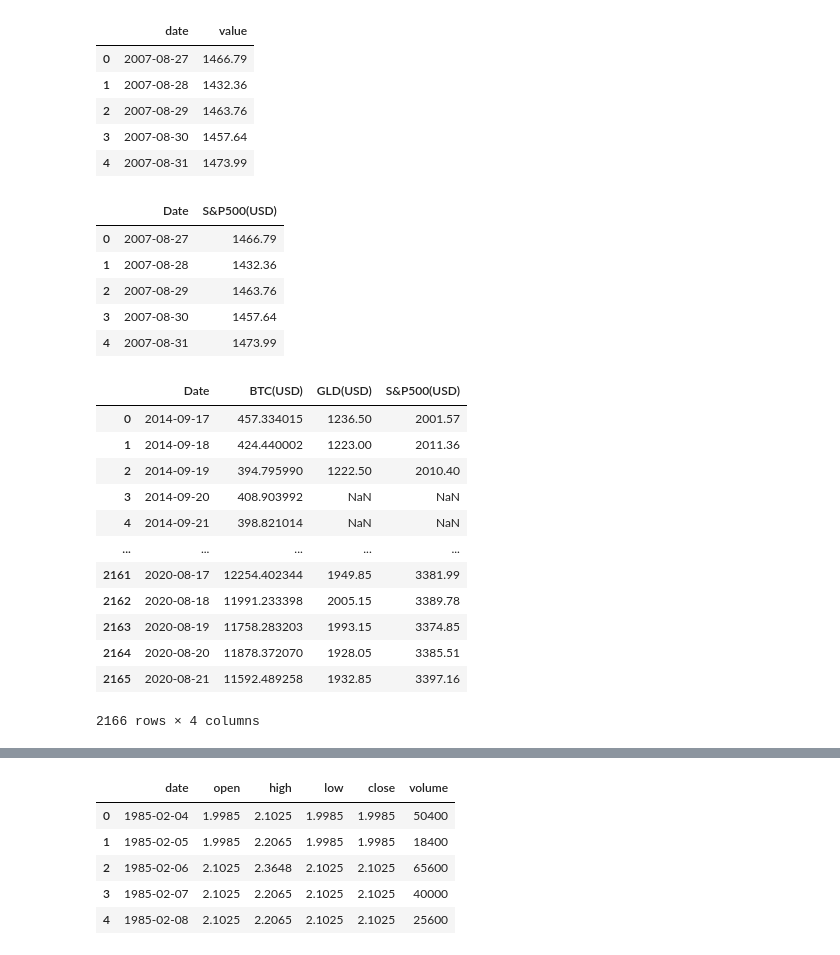
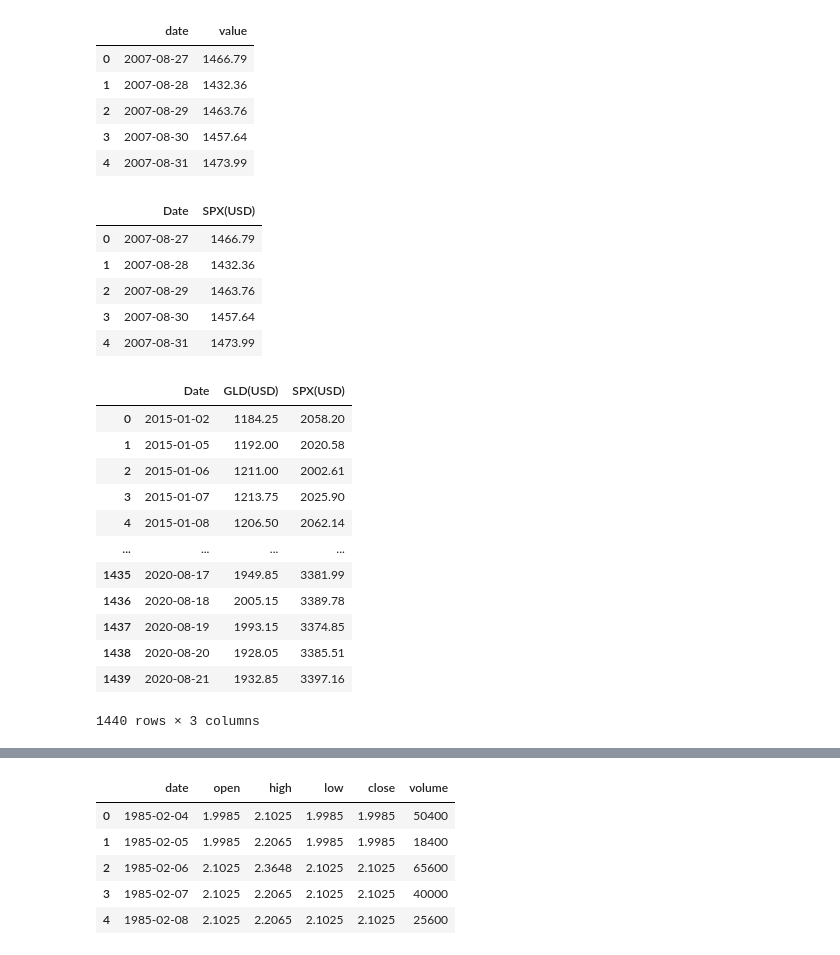
Before and after one commit to Shane-McCallum/ARIMAX-Gold-and-S-P500-Time-Series, a Jupyter notebook: THE WORK BOOK.ipynb, the cells around one changed output, grey strips where cells are left out. Saved outputs shown, nothing was run; the diff lists cells and outputs as text; code cells hidden in the pictures.

```diff
--- a/THE WORK BOOK.ipynb
+++ b/THE WORK BOOK.ipynb
@@ -159,9 +116,0 @@ BTC = BTC.fillna(axis=0, method='ffill')
-# %%
-# Now, we are going to have a single dataframe upon which we merge
-# all others. So rename 'BTC' to 'maindf,' and merge the 'gold'
-# on the shared 'Date' column so that the dates column is retained
-# and the only Nan's generated will be  in the value columns. Merging
-# into 'maindf' also gurantees that the original dataframes are kept
-# after the merge.
-maindf=BTC.merge(gold, how='left', on='Date')
-maindf.head()
@@ -185,7 +119,7 @@ show_na(maindf)
 # %%
 # Import the next csv and repeat
-sp500=pd.read_csv('SP500 2007-2020.csv', sep=',', header=7)
-sp500.head()
+SP500=pd.read_csv('SP500 2007-2020.csv', sep=',', header=7)
+SP500.head()
 # %% [output]
 |  | date | value |
 | 0 | 2007-08-27 | 1466.79 |
@@ -194,8 +128,8 @@ sp500.head()
 | 3 | 2007-08-30 | 1457.64 |
 | 4 | 2007-08-31 | 1473.99 |
 # %%
-sp500['date'] = pd.to_datetime(sp500['date'])
-sp500.head()
+SP500['date'] = pd.to_datetime(SP500['date'])
+SP500.head()
 # %% [output]
 |  | date | value |
 | 0 | 2007-08-27 | 1466.79 |
@@ -205,34 +139,33 @@ sp500.head()
 | 4 | 2007-08-31 | 1473.99 |
 # %%
 # Rename columns for appropriate representation.
-sp500.columns = ['Date', 'S&P500(USD)']
-sp500.head()
+SP500.columns = ['Date', 'SPX(USD)']
+SP500.head()
 # %% [output]
-|  | Date | S&P500(USD) |
+|  | Date | SPX(USD) |
 | 0 | 2007-08-27 | 1466.79 |
 | 1 | 2007-08-28 | 1432.36 |
 | 2 | 2007-08-29 | 1463.76 |
 | 3 | 2007-08-30 | 1457.64 |
 | 4 | 2007-08-31 | 1473.99 |
 # %%
-# Since GLD and S&P500 are both stock indexes,
-# they should have almost identical Nan's.
-maindf=maindf.merge(sp500, how='left', on='Date')
+# Since GLD and S&P500 are both stock indexes, they should have almost identical Nan's.
+maindf=maindf.merge(SP500, how='left', on='Date')
 maindf
 # %% [output]
-|  | Date | BTC(USD) | GLD(USD) | S&P500(USD) |
-| 0 | 2014-09-17 | 457.334015 | 1236.50 | 2001.57 |
-| 1 | 2014-09-18 | 424.440002 | 1223.00 | 2011.36 |
-| 2 | 2014-09-19 | 394.795990 | 1222.50 | 2010.40 |
-| 3 | 2014-09-20 | 408.903992 | NaN | NaN |
-| 4 | 2014-09-21 | 398.821014 | NaN | NaN |
-| ... | ... | ... | ... | ... |
-| 2161 | 2020-08-17 | 12254.402344 | 1949.85 | 3381.99 |
-| 2162 | 2020-08-18 | 11991.233398 | 2005.15 | 3389.78 |
-| 2163 | 2020-08-19 | 11758.283203 | 1993.15 | 3374.85 |
-| 2164 | 2020-08-20 | 11878.372070 | 1928.05 | 3385.51 |
-| 2165 | 2020-08-21 | 11592.489258 | 1932.85 | 3397.16 |
+|  | Date | GLD(USD) | SPX(USD) |
+| 0 | 2015-01-02 | 1184.25 | 2058.20 |
+| 1 | 2015-01-05 | 1192.00 | 2020.58 |
+| 2 | 2015-01-06 | 1211.00 | 2002.61 |
+| 3 | 2015-01-07 | 1213.75 | 2025.90 |
+| 4 | 2015-01-08 | 1206.50 | 2062.14 |
+| ... | ... | ... | ... |
+| 1435 | 2020-08-17 | 1949.85 | 3381.99 |
+| 1436 | 2020-08-18 | 2005.15 | 3389.78 |
+| 1437 | 2020-08-19 | 1993.15 | 3374.85 |
+| 1438 | 2020-08-20 | 1928.05 | 3385.51 |
+| 1439 | 2020-08-21 | 1932.85 | 3397.16 |
-2166 rows × 4 columns
+1440 rows × 3 columns
 # %%
 show_na(maindf)
 # %% [output]
```
Also changed, not shown: parts of 66 cells of this notebook.
